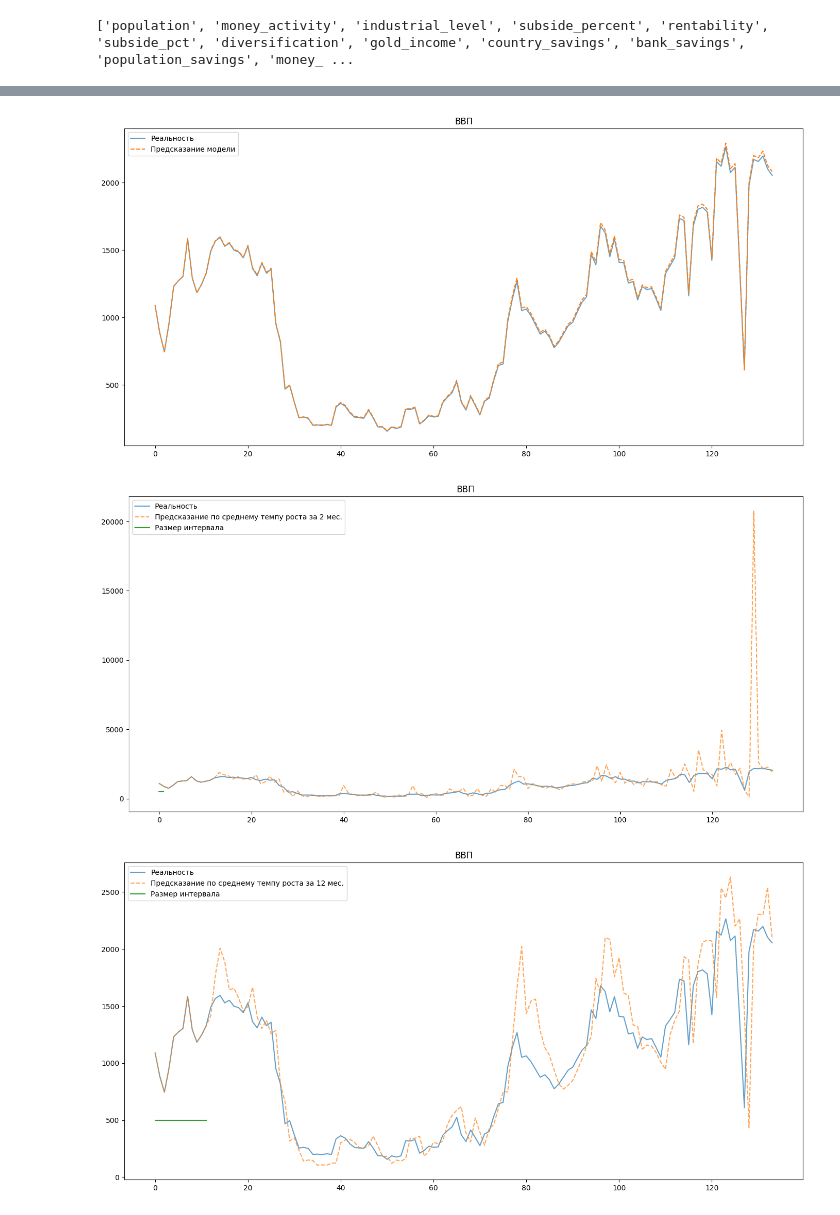
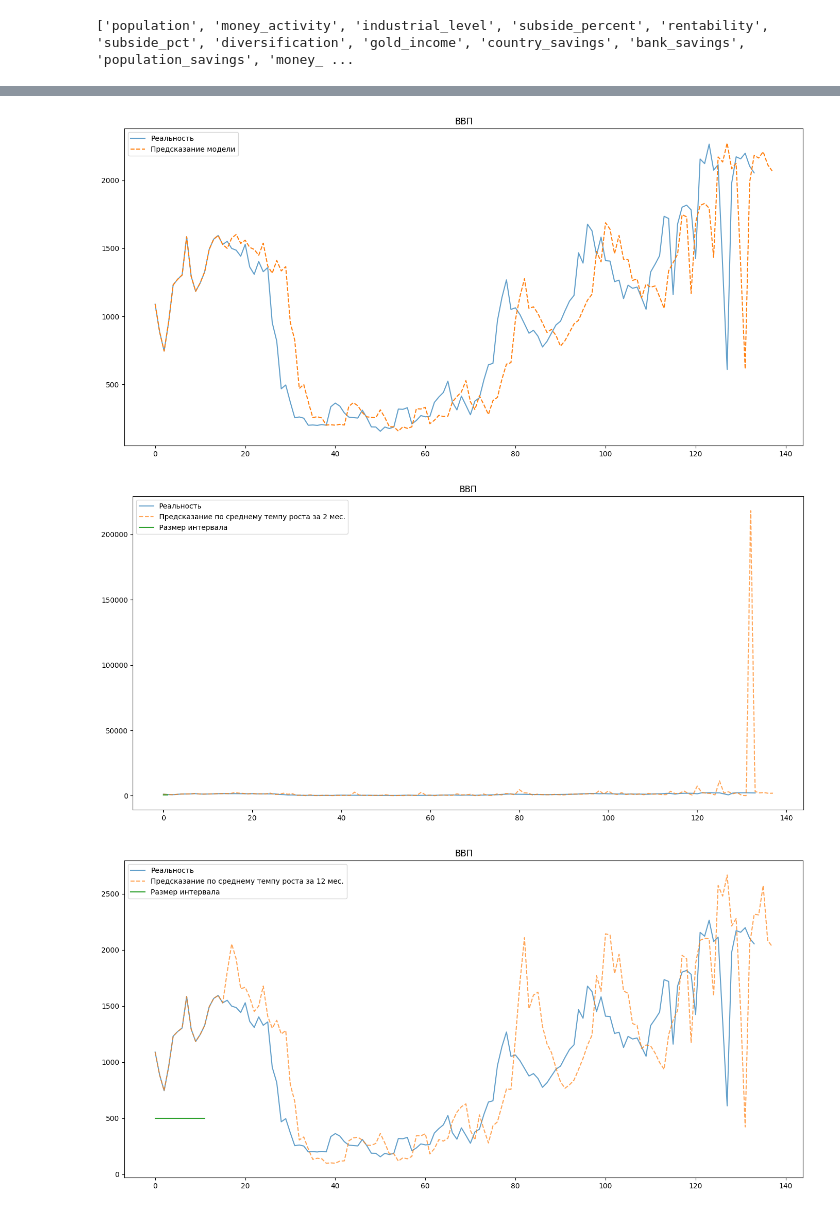
Before and after one commit to max12G/vic2-save, a Jupyter notebook: model/compasion.ipynb, the cells around one changed output, grey strips where cells are left out. Cells and saved outputs as stored; diff of their text form; code cells hidden in the pictures.

```diff
--- a/model/compasion.ipynb
+++ b/model/compasion.ipynb
@@ -37,12 +37,12 @@ def prepare_prediction(current_gdp, prediction):
 
 def get_pred12(gdp):
     temp = gdp[-1] / gdp[0]
-    s = temp ** (1 / 12)
+    s = temp ** (1 / 11)
     return gdp[-1] * s ** 4
 
 def get_pred2(gdp):
     temp = gdp[-1] / gdp[0]
-    s = temp ** (1 / 2)
+    s = temp ** (1 / 1)
     return gdp[-1] * s ** 4
 # %%
 y_np_t = data["gdp"].values
@@ -76,32 +76,32 @@ np.float64(0.014041585515182078)
 # %%
 import matplotlib.pyplot as plt
 gdp = data["gdp"].tolist()
 
 plt.figure(figsize=(17, 8))
 plt.plot(gdp[:-4], label="Реальность", alpha = 0.7)
-plt.plot(gdp[:12] + list(true_pred), label="Предсказание модели", linestyle = '--')
+plt.plot(gdp[:16] + list(true_pred), label="Предсказание модели", linestyle = '--')
 plt.legend()
 plt.title("ВВП")
 plt.show()
 # %% [output]
-[figure, old version]
+[figure, new version]
 # %%
 plt.figure(figsize=(17, 8))
 plt.plot(gdp[:-4], label="Реальность", alpha = 0.7)
-plt.plot(gdp[:12] + classic_predict2, label="Предсказание по среднему темпу роста за 2 мес.", linestyle = '--', alpha = 0.7)
+plt.plot(gdp[:16] + classic_predict2, label="Предсказание по среднему темпу роста за 2 мес.", linestyle = '--', alpha = 0.7)
 plt.plot([500] * 2, label = "Размер интервала")
 plt.legend()
 plt.title("ВВП")
 plt.show()
 # %% [output]
-[figure, old version]
+[figure, new version]
 # %%
 plt.figure(figsize=(17, 8))
 plt.plot(gdp[:-4], label="Реальность", alpha = 0.7)
-plt.plot(gdp[:12] + classic_predict12, label="Предсказание по среднему темпу роста за 12 мес.", linestyle = '--', alpha = 0.7)
+plt.plot(gdp[:16] + classic_predict12, label="Предсказание по среднему темпу роста за 12 мес.", linestyle = '--', alpha = 0.7)
 plt.plot([500] * 12, label = "Размер интервала")
 plt.legend()
 plt.title("ВВП")
 plt.show()
 # %% [output]
-[figure, old version]
+[figure, new version]
```
Also changed, not shown: parts of 3 cells of this notebook, 5 other files.
